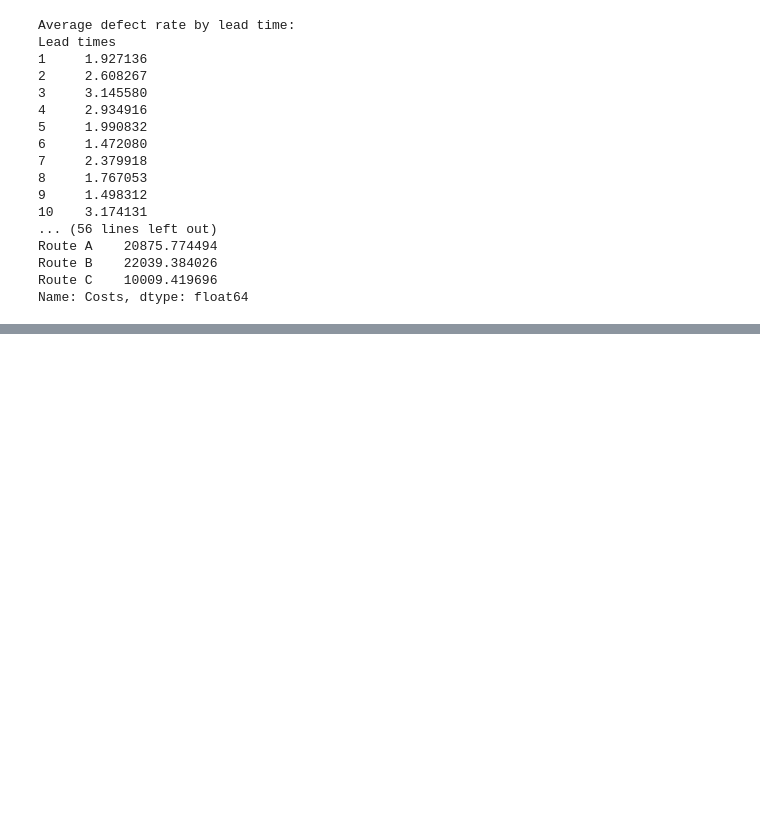
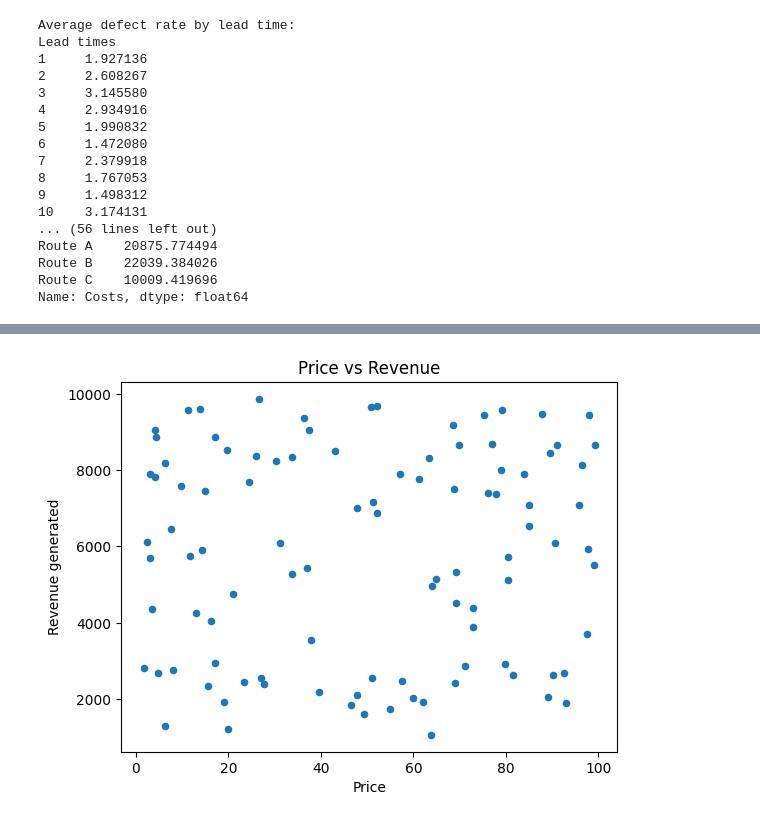
Before and after one commit to mustaphamerakech/supply-chain-cost-analysis, a Jupyter notebook: supply_chain_cost_analysis.ipynb, the cells around one changed output, grey strips where cells are left out. Cells and saved outputs as stored; diff of their text form; code cells hidden in the pictures; blank space fills up the shorter version.

Commit message:
Added visualizations and correlation analysis for supply chain data.

```diff
--- a/supply_chain_cost_analysis.ipynb
+++ b/supply_chain_cost_analysis.ipynb
@@ -180,0 +202,5 @@ plt.show()
+# %%
+df.plot(kind='scatter', x='Price', y='Revenue generated', title='Price vs Revenue')
+plt.show()
+# %% [output]
+[figure, added]
```
Also changed, not shown: parts of 8 cells of this notebook.
